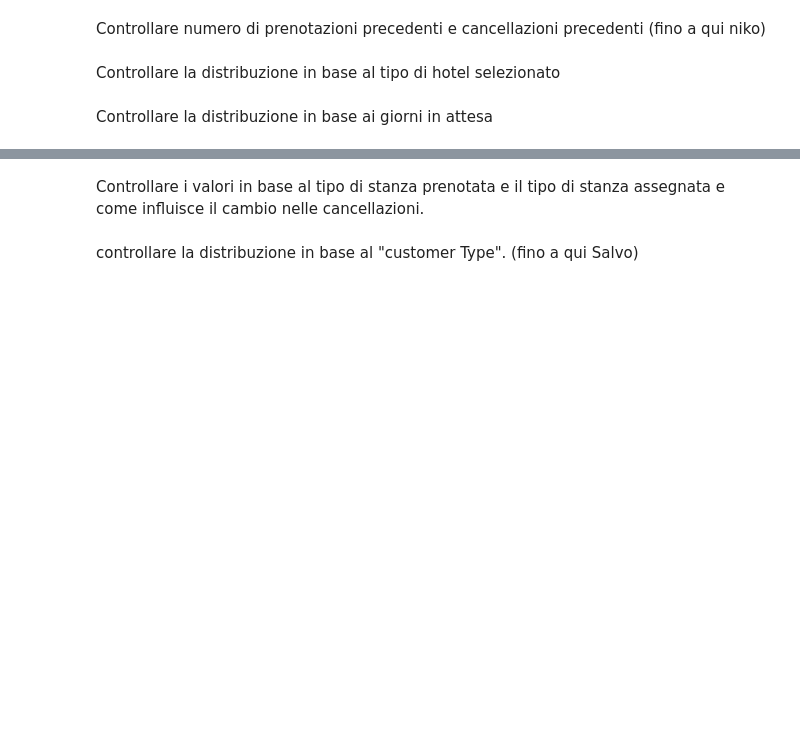
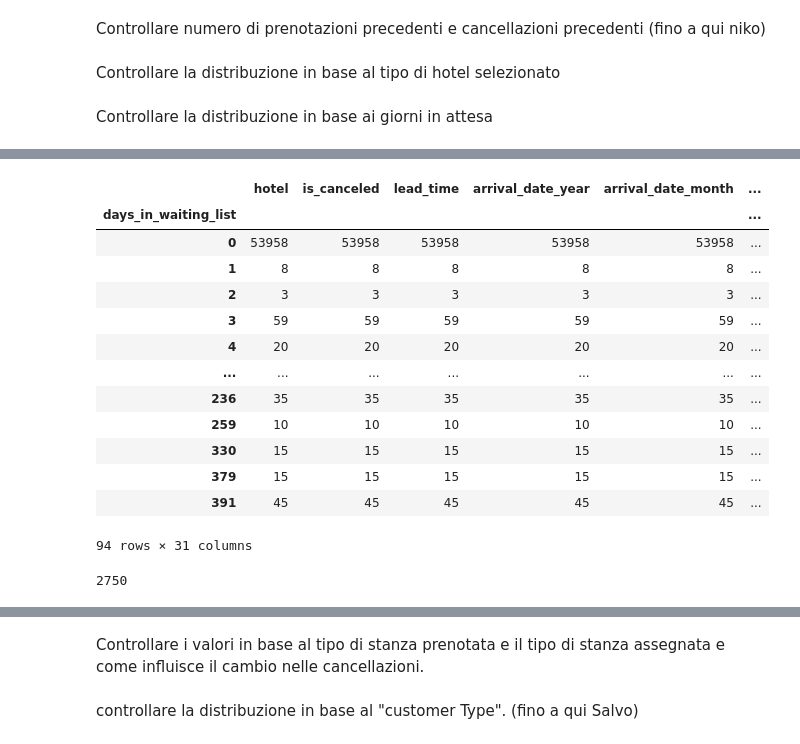
Before and after one commit to Nikocioni/progetto_programmazione_nik_ross_salvo, a Jupyter notebook: progetto_niko_ross_salvo_2.ipynb, the cells around one changed output, grey strips where cells are left out. Saved outputs shown, nothing was run; the diff lists cells and outputs as text; code cells hidden in the pictures; blank space fills up the shorter version.

```diff
--- a/progetto_niko_ross_salvo_2.ipynb
+++ b/progetto_niko_ross_salvo_2.ipynb
@@ -301,0 +387,22 @@ train[(train["days_in_waiting_list"] > 1.00) & (train["days_in_waiting_list"] <
+# %%
+train.groupby(train["days_in_waiting_list"]).count()
+# %% [output]
+|  | hotel | is_canceled | lead_time | arrival_date_year | arrival_date_month | ... |
+| days_in_waiting_list |  |  |  |  |  | ... |
+| 0 | 53958 | 53958 | 53958 | 53958 | 53958 | ... |
+| 1 | 8 | 8 | 8 | 8 | 8 | ... |
+| 2 | 3 | 3 | 3 | 3 | 3 | ... |
+| 3 | 59 | 59 | 59 | 59 | 59 | ... |
+| 4 | 20 | 20 | 20 | 20 | 20 | ... |
+| ... | ... | ... | ... | ... | ... | ... |
+| 236 | 35 | 35 | 35 | 35 | 35 | ... |
+| 259 | 10 | 10 | 10 | 10 | 10 | ... |
+| 330 | 15 | 15 | 15 | 15 | 15 | ... |
+| 379 | 15 | 15 | 15 | 15 | 15 | ... |
+| 391 | 45 | 45 | 45 | 45 | 45 | ... |
+94 rows × 31 columns
+# %%
+waiting_people = tot_train - 53958
+print(waiting_people)
+# %% [output]
+2750
```
Also changed, not shown: parts of 18 cells of this notebook.
